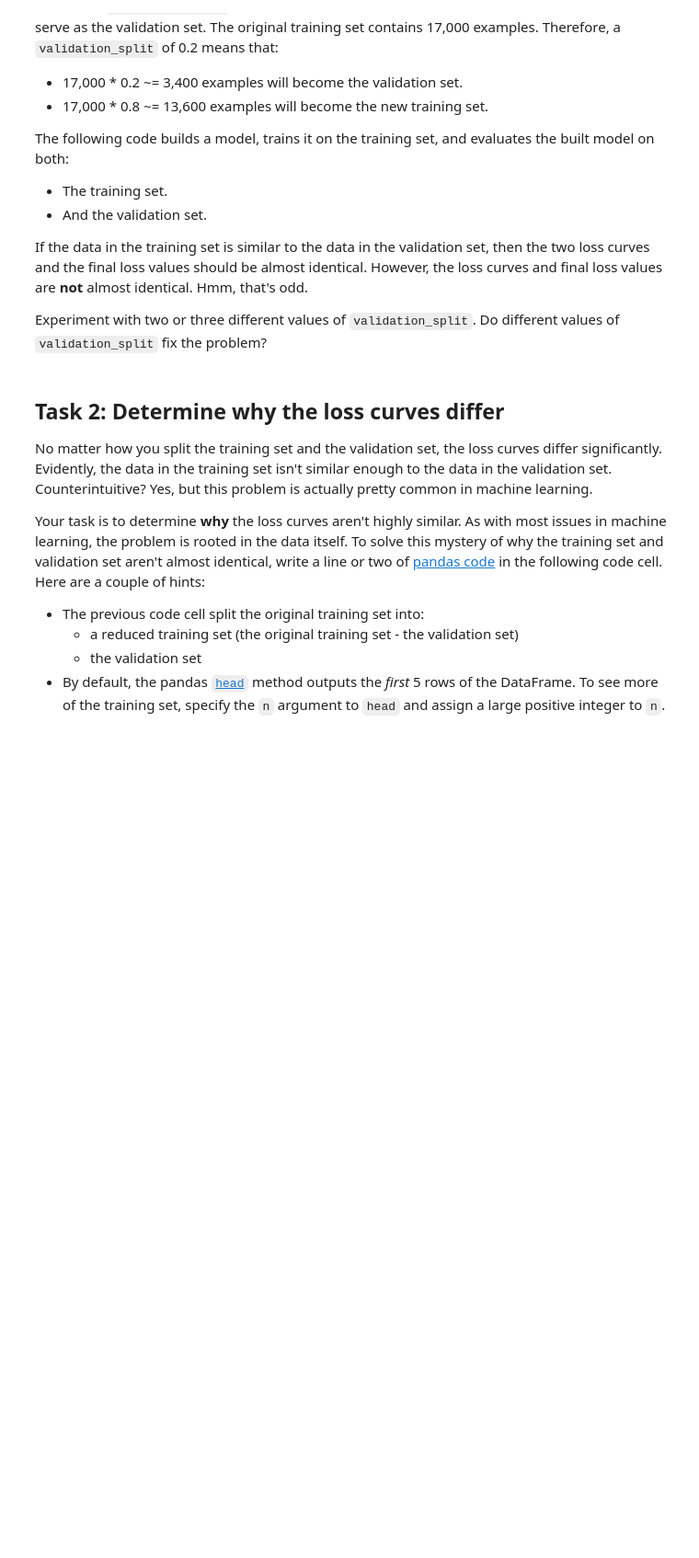
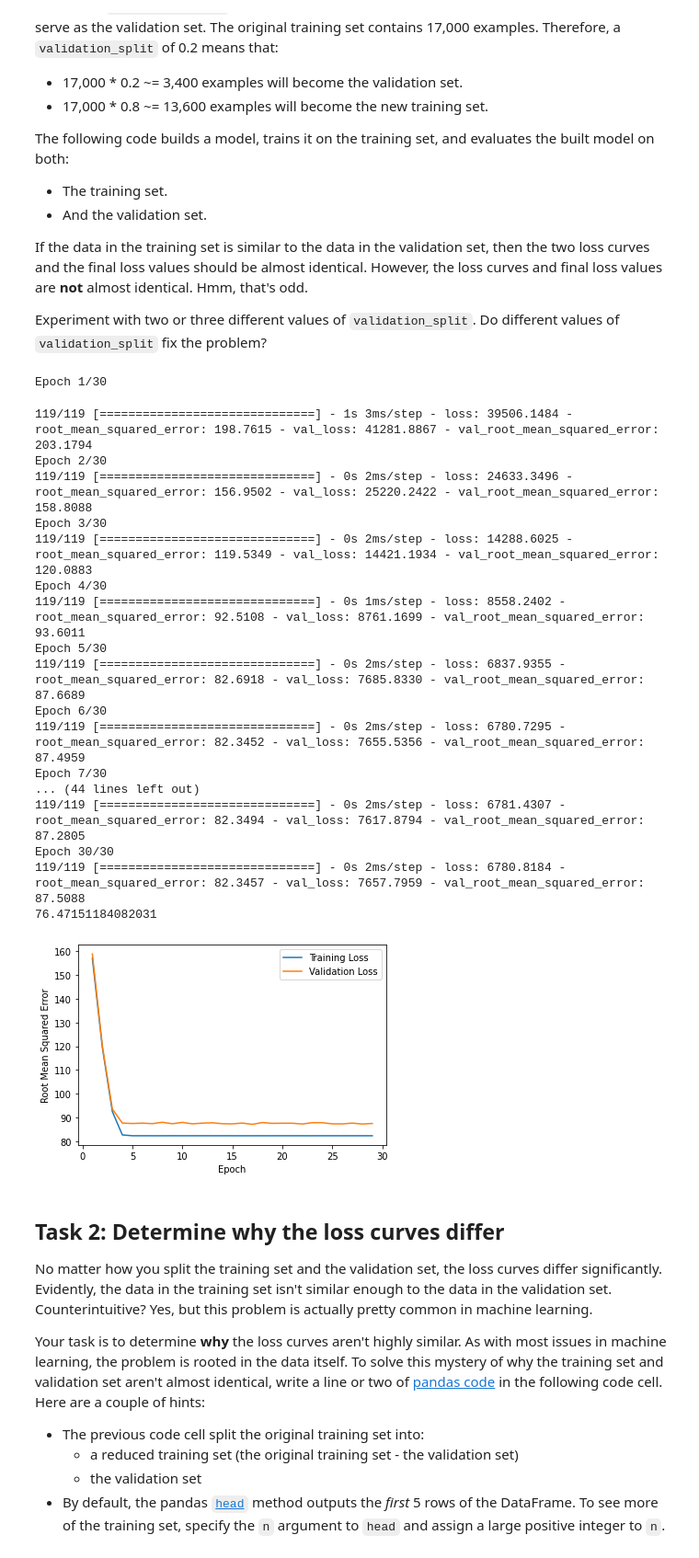
Before and after one commit to tuan-ld/machine-learning-crash-course-google-developer, a Jupyter notebook: validation/programming_exercise_5_validation_and_test_sets.ipynb, the cells around one changed output. Shown at 92% size. Saved outputs shown, nothing was run; the diff lists cells and outputs as text; code cells hidden in the pictures; blank space fills up the shorter version.

```diff
--- a/validation/programming_exercise_5_validation_and_test_sets.ipynb
+++ b/validation/programming_exercise_5_validation_and_test_sets.ipynb
@@ -210,30 +190,50 @@ Experiment with two or three different values of `validation_split`.  Do differe
 # %%
 # The following variables are the hyperparameters.
 learning_rate = 0.08
 epochs = 30
 batch_size = 100
 
 # Split the original training set into a reduced training set and a
 # validation set.
-validation_split=0.2
+validation_split=0.3
 
 # Identify the feature and the label.
 my_feature="median_income"  # the median income on a specific city block.
 my_label="median_house_value" # the median value of a house on a specific city block.
 # That is, you're going to create a model that predicts house value based
 # solely on the neighborhood's median income.
 
 # Discard any pre-existing version of the model.
 my_model = None
 
 # Invoke the functions to build and train the model.
 my_model = build_model(learning_rate)
 epochs, rmse, history = train_model(my_model, train_df, my_feature,
                                     my_label, epochs, batch_size,
                                     validation_split)
 
 plot_the_loss_curve(epochs, history["root_mean_squared_error"],
                     history["val_root_mean_squared_error"])
+# %% [output]
+Epoch 1/30
+119/119 [==============================] - 1s 3ms/step - loss: 39506.1484 - root_mean_squared_error: 198.7615 - val_loss: 41281.8867 - val_root_mean_squared_error: 203.1794
+Epoch 2/30
+119/119 [==============================] - 0s 2ms/step - loss: 24633.3496 - root_mean_squared_error: 156.9502 - val_loss: 25220.2422 - val_root_mean_squared_error: 158.8088
+Epoch 3/30
+119/119 [==============================] - 0s 2ms/step - loss: 14288.6025 - root_mean_squared_error: 119.5349 - val_loss: 14421.1934 - val_root_mean_squared_error: 120.0883
+Epoch 4/30
+119/119 [==============================] - 0s 1ms/step - loss: 8558.2402 - root_mean_squared_error: 92.5108 - val_loss: 8761.1699 - val_root_mean_squared_error: 93.6011
+Epoch 5/30
+119/119 [==============================] - 0s 2ms/step - loss: 6837.9355 - root_mean_squared_error: 82.6918 - val_loss: 7685.8330 - val_root_mean_squared_error: 87.6689
+Epoch 6/30
+119/119 [==============================] - 0s 2ms/step - loss: 6780.7295 - root_mean_squared_error: 82.3452 - val_loss: 7655.5356 - val_root_mean_squared_error: 87.4959
+Epoch 7/30
+... (44 lines left out)
+119/119 [==============================] - 0s 2ms/step - loss: 6781.4307 - root_mean_squared_error: 82.3494 - val_loss: 7617.8794 - val_root_mean_squared_error: 87.2805
+Epoch 30/30
+119/119 [==============================] - 0s 2ms/step - loss: 6780.8184 - root_mean_squared_error: 82.3457 - val_loss: 7657.7959 - val_root_mean_squared_error: 87.5088
+76.47151184082031
+[figure, added]
 # %% [markdown]
 ## Task 2: Determine **why** the loss curves differ
 
```
Also changed, not shown: parts of 6 cells of this notebook.
